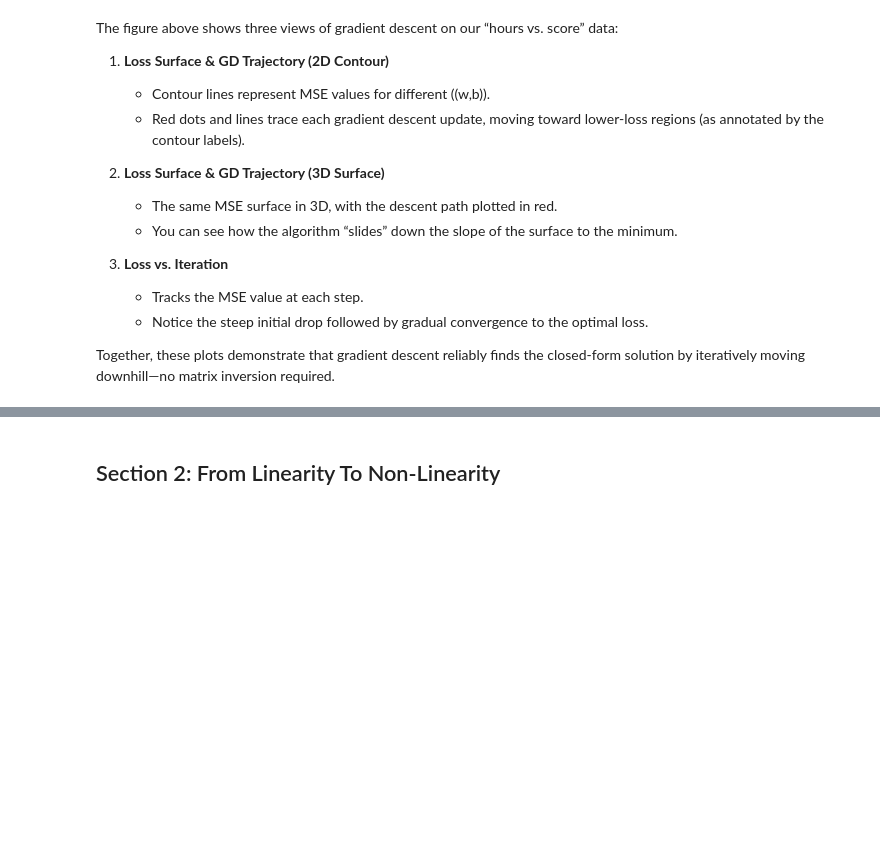
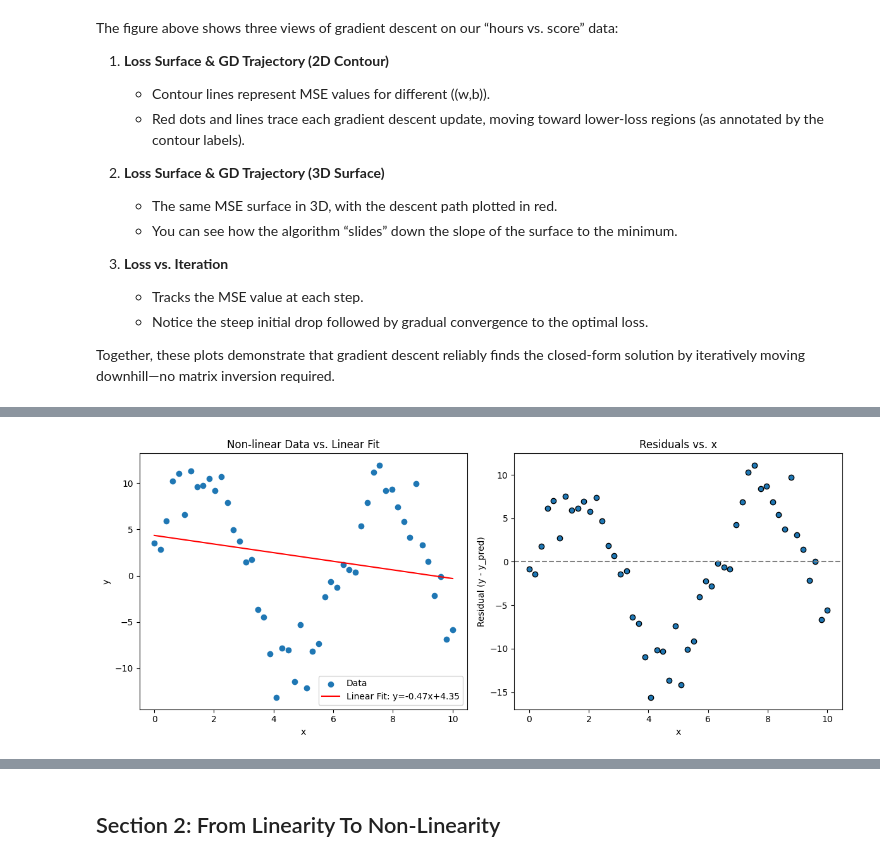
Before and after one commit to MIC-Laboratory/NN-LLM-Journey, a Jupyter notebook: week01/lab01.ipynb, the cells around one changed output, grey strips where cells are left out. Saved outputs shown, nothing was run; the diff lists cells and outputs as text; code cells hidden in the pictures; blank space fills up the shorter version.

```diff
--- a/week01/lab01.ipynb
+++ b/week01/lab01.ipynb
@@ -529,0 +537,36 @@ Together, these plots demonstrate that gradient descent reliably finds the close
+# %%
+np.random.seed(0)
+x = np.linspace(0, 10, 50)
+y = np.sin(x) * 10 + np.random.randn(50) * 2  # sine-pattern + noise
+
+# Fit linear regression (closed-form)
+X = np.vstack([x, np.ones_like(x)]).T
+w, b = np.linalg.inv(X.T @ X) @ X.T @ y
+
+# Predictions and residuals
+y_pred = w * x + b
+residuals = y - y_pred
+
+# Plot data and linear fit
+plt.figure(figsize=(12, 5))
+
+plt.subplot(1, 2, 1)
+plt.scatter(x, y, label='Data')
+plt.plot(x, y_pred, 'r-', label=f'Linear Fit: y={w:.2f}x+{b:.2f}')
+plt.xlabel('x')
+plt.ylabel('y')
+plt.title('Non-linear Data vs. Linear Fit')
+plt.legend()
+
+# Plot residuals
+plt.subplot(1, 2, 2)
+plt.scatter(x, residuals, edgecolor='k')
+plt.axhline(0, color='gray', linestyle='--')
+plt.xlabel('x')
+plt.ylabel('Residual (y - y_pred)')
+plt.title('Residuals vs. x')
+
+plt.tight_layout()
+plt.show()
+# %% [output]
+[figure, added]
```
Also changed, not shown: parts of 16 cells of this notebook.
